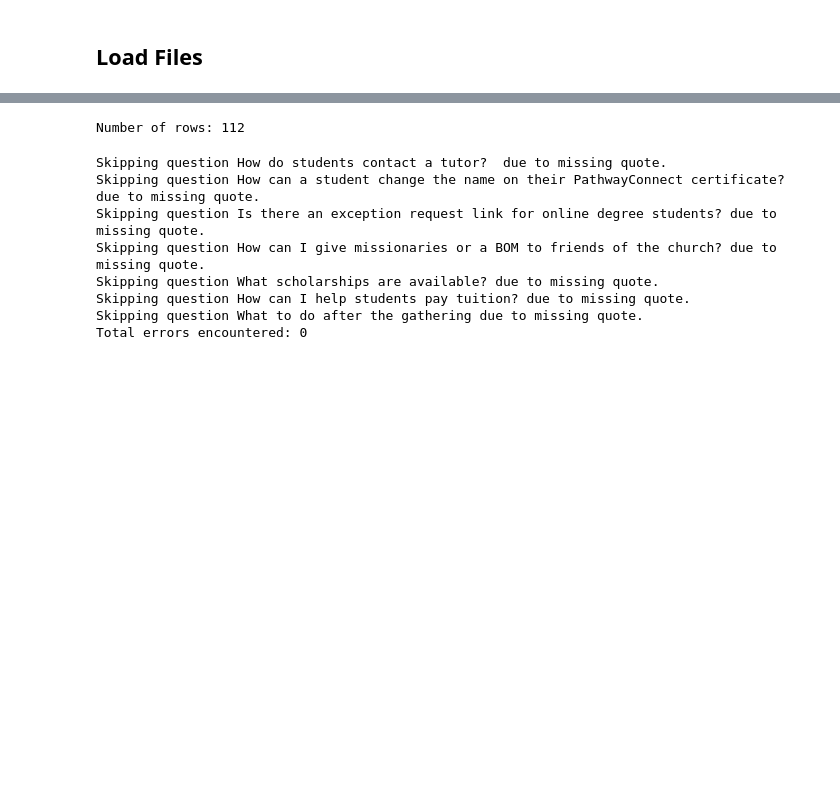
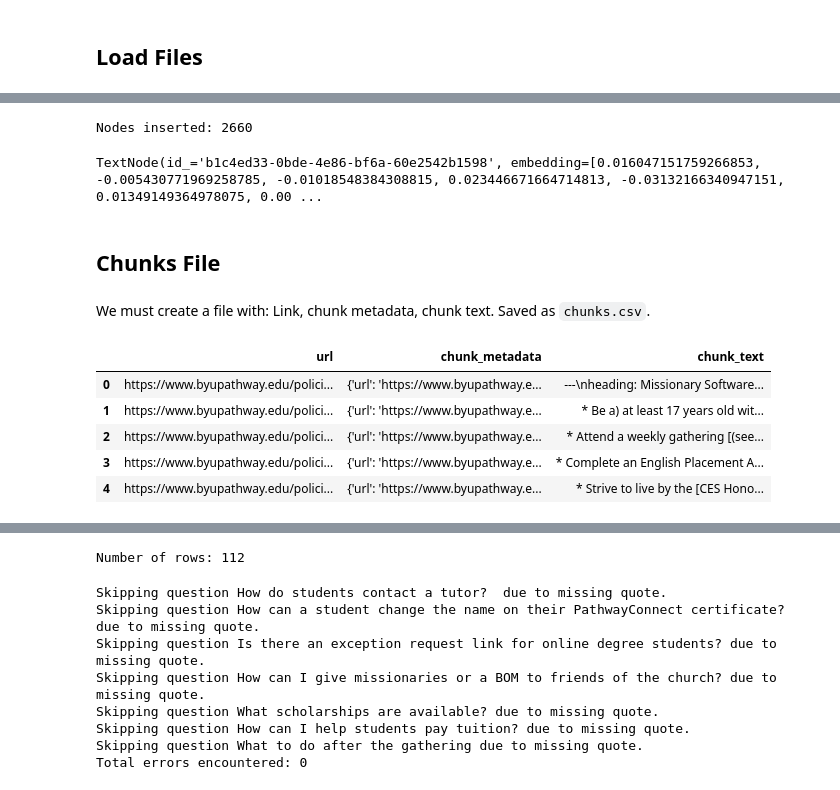
Before and after one commit to DallanQ/pathway-indexer, a Jupyter notebook: notebooks/hyperparam/with_chunks.ipynb, the cells around one changed output, grey strips where cells are left out. Cells and saved outputs as stored; diff of their text form; code cells hidden in the pictures; blank space fills up the shorter version.

```diff
--- a/notebooks/hyperparam/with_chunks.ipynb
+++ b/notebooks/hyperparam/with_chunks.ipynb
@@ -59,7 +64,7 @@ index = VectorStoreIndex.from_vector_store(
 # %% [markdown]
 ## Load Files
 # %%
-origin_paths = [f"{datapath}/out_sep_4/from_html/", f"{datapath}/out_sep_4/from_pdf/"]
+origin_paths = [f"{datapath}/testdata/"]
 
 # Read the document names from the directories:
 files_list = [path + item for path in origin_paths for item in os.listdir(path)]
@@ -99,0 +126,41 @@ Nodes inserted: 2660
+# %%
+# Inserta nodos en el índice
+index.insert_nodes(nodes)
+
+print(f"Nodes inserted: {len(nodes)}")
+# %% [output]
+Nodes inserted: 2660
+# %%
+nodes[0]
+# %% [output]
+TextNode(id_='b1c4ed33-0bde-4e86-bf6a-60e2542b1598', embedding=[0.016047151759266853, -0.005430771969258785, -0.01018548384308815, 0.023446671664714813, -0.03132166340947151, 0.01349149364978075, 0.00 ...
+# %% [markdown]
+## Chunks File
+# %% [markdown]
+We must create a file with: Link, chunk metadata, chunk text. Saved as `chunks.csv`.
+# %%
+# now, i need to save all chunks in a csv with its respective, url, chunk metadata, and chunk text
+
+# create a dataframe with the chunks
+chunks = []
+
+for node in nodes:
+    chunks.append(
+        {
+            "url": node.metadata["url"],
+            "chunk_metadata": node.metadata,
+            "chunk_text": node.text,
+        }
+    )
+# %%
+# convert the chunks to a Dataframe
+df = pd.DataFrame(chunks)
+
+df.head()
+# %% [output]
+|  | url | chunk_metadata | chunk_text |
+| 0 | https://www.byupathway.edu/polici... | {'url': 'https://www.byupathway.e... | ---\nheading: Missionary Software... |
+| 1 | https://www.byupathway.edu/polici... | {'url': 'https://www.byupathway.e... | * Be a) at least 17 years old wit... |
+| 2 | https://www.byupathway.edu/polici... | {'url': 'https://www.byupathway.e... | * Attend a weekly gathering [(see... |
+| 3 | https://www.byupathway.edu/polici... | {'url': 'https://www.byupathway.e... | * Complete an English Placement A... |
+| 4 | https://www.byupathway.edu/polici... | {'url': 'https://www.byupathway.e... | * Strive to live by the [CES Hono... |
```
Also changed, not shown: parts of 19 cells of this notebook, 4 other files.
